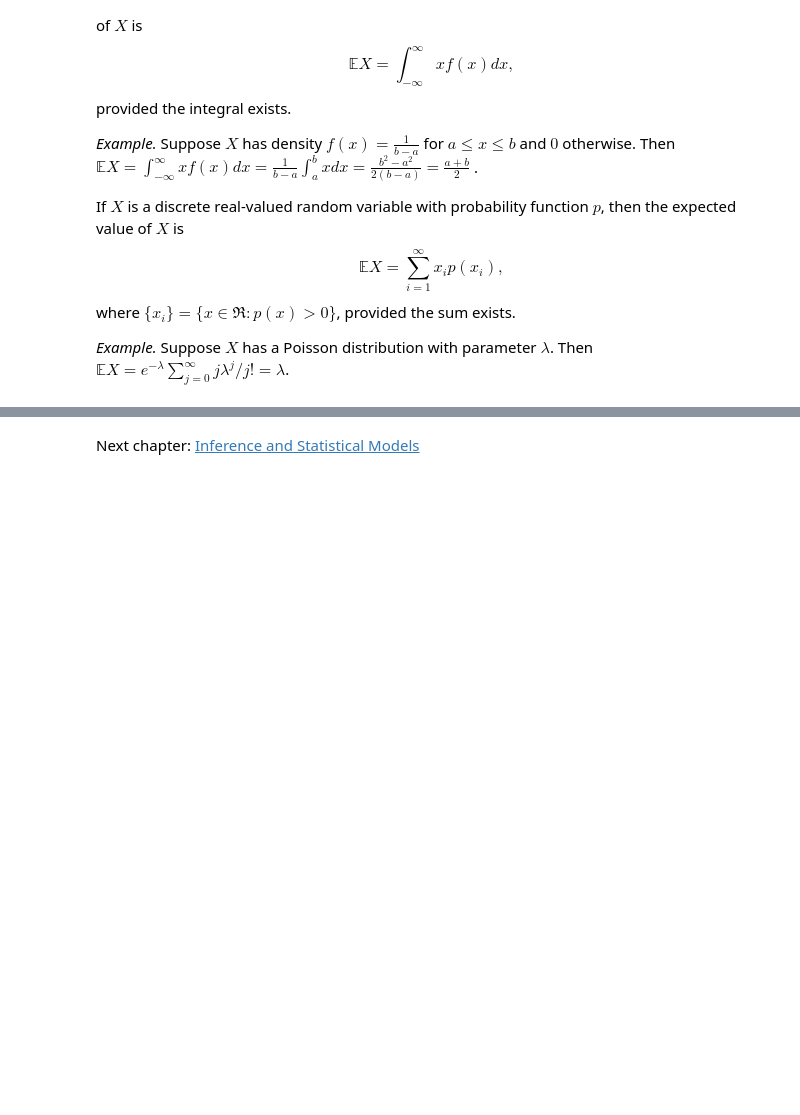
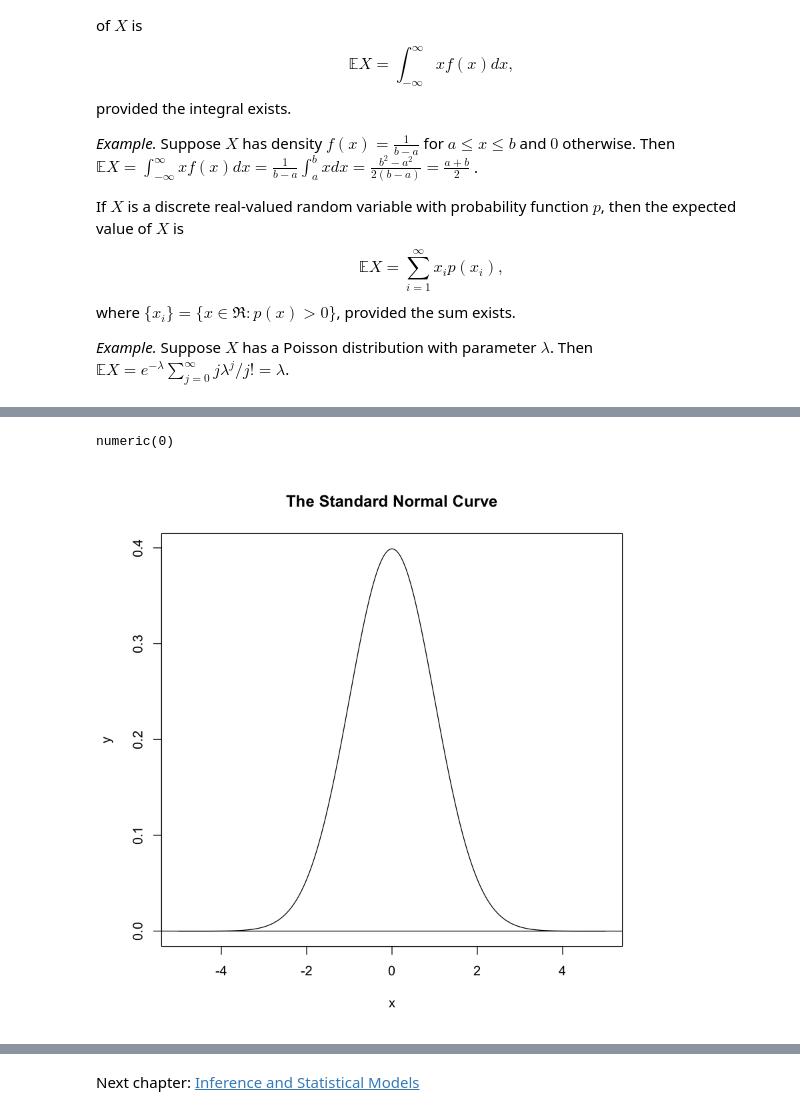
Before and after one commit to pbstark/Padova15, a Jupyter notebook: prob.ipynb, the cells around one changed output, grey strips where cells are left out. Cells and saved outputs as stored; diff of their text form; code cells hidden in the pictures; blank space fills up the shorter version.

```diff
--- a/prob.ipynb
+++ b/prob.ipynb
@@ -325 +343,12 @@ Covariance matrices are always _positive semidefinite_.
+# %%
+## Plot the normal density
+x <- seq(from = -5, to = 5, by=0.01);
+y <- (2*pi)^(-1/2)*exp(-x^2/2);
+plot(x,y, type = "n") +
+abline(h = 0) +
+lines(x,y) +
+title(main = "The Standard Normal Curve")
+# %% [output]
+numeric(0)
+[figure, added]
 # %% [markdown]
```
Also changed, not shown: parts of 4 cells of this notebook, 1 other file.
